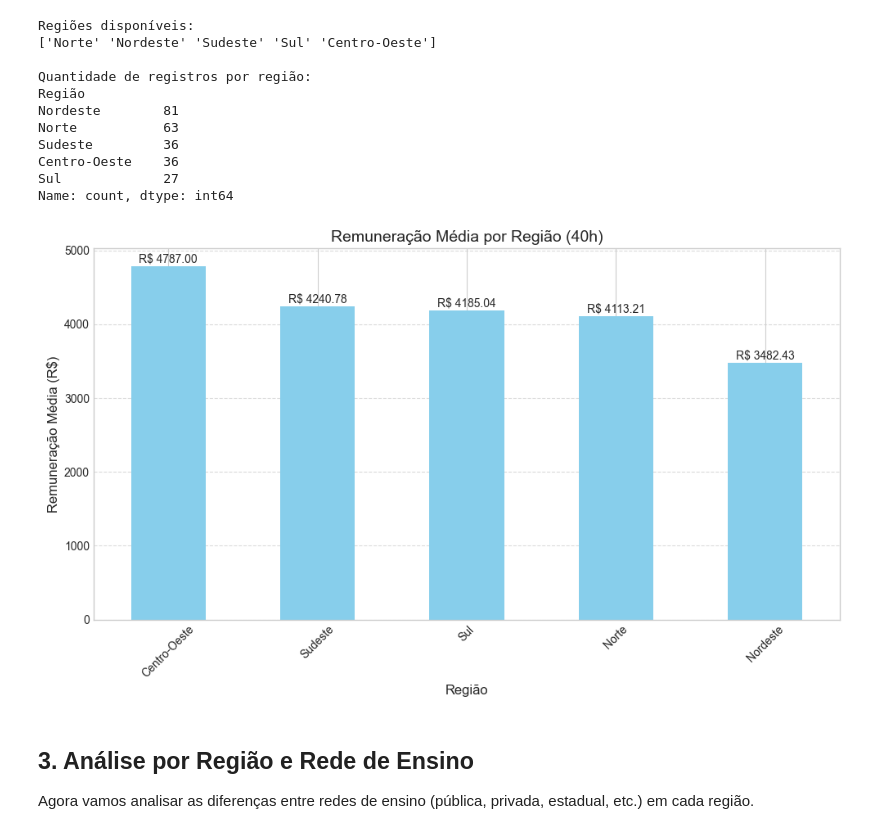
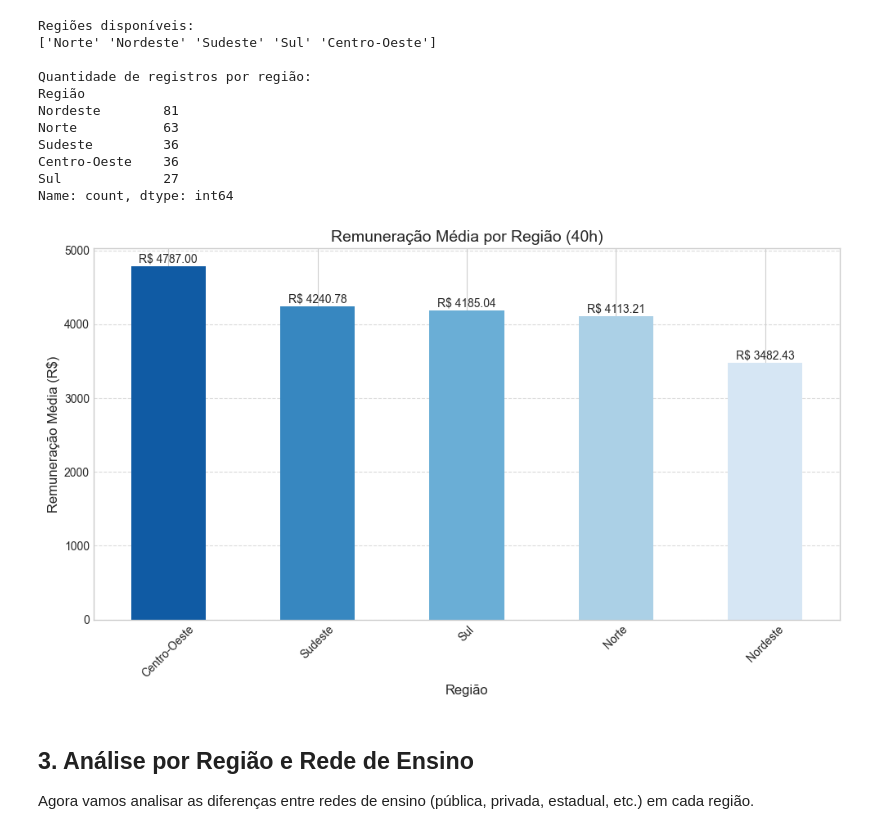
Before and after one commit to dvdmarveira/ds-compet, a Jupyter notebook: analise_regioes.ipynb, the cells around one changed output. Cells and saved outputs as stored; diff of their text form; code cells hidden in the pictures.

```diff
--- a/analise_regioes.ipynb
+++ b/analise_regioes.ipynb
@@ -125,23 +125,26 @@ Name: count, dtype: int64
 # %%
 # Remuneração média por região
 media_por_regiao = df.groupby('Região')['Rem_40h_Final'].mean().sort_values(ascending=False)
 
+# Criar paleta em tons de azul, com valores menores em azul claro e maiores em azul escuro
+cores = sns.color_palette("Blues", n_colors=len(media_por_regiao))[::-1]
+
 plt.figure(figsize=(10, 6))
-media_por_regiao.plot(kind='bar', color='skyblue')
+media_por_regiao.plot(kind='bar', color=cores)
 plt.title('Remuneração Média por Região (40h)', fontsize=14)
 plt.xlabel('Região')
 plt.ylabel('Remuneração Média (R$)')
 plt.xticks(rotation=45)
 plt.grid(axis='y', linestyle='--', alpha=0.7)
 
 # Adicionar os valores nas barras
 for i, valor in enumerate(media_por_regiao):
     plt.text(i, valor + 50, f'R$ {valor:.2f}', ha='center')
 
 plt.tight_layout()
 plt.show()
 # %% [output]
-[figure, old version]
+[figure, new version]
 # %% [markdown]
 ## 3. Análise por Região e Rede de Ensino
 
```
Also changed, not shown: parts of 4 cells of this notebook, 10 other files.
